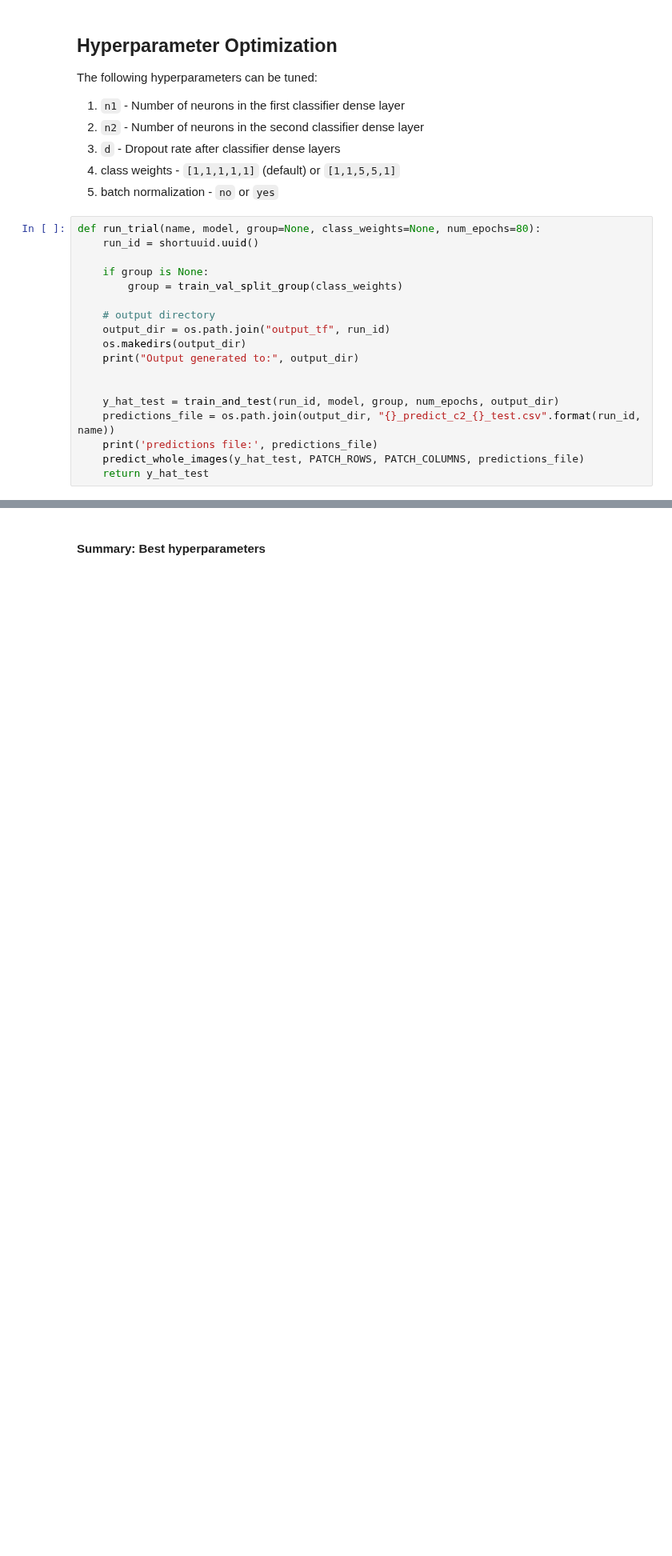
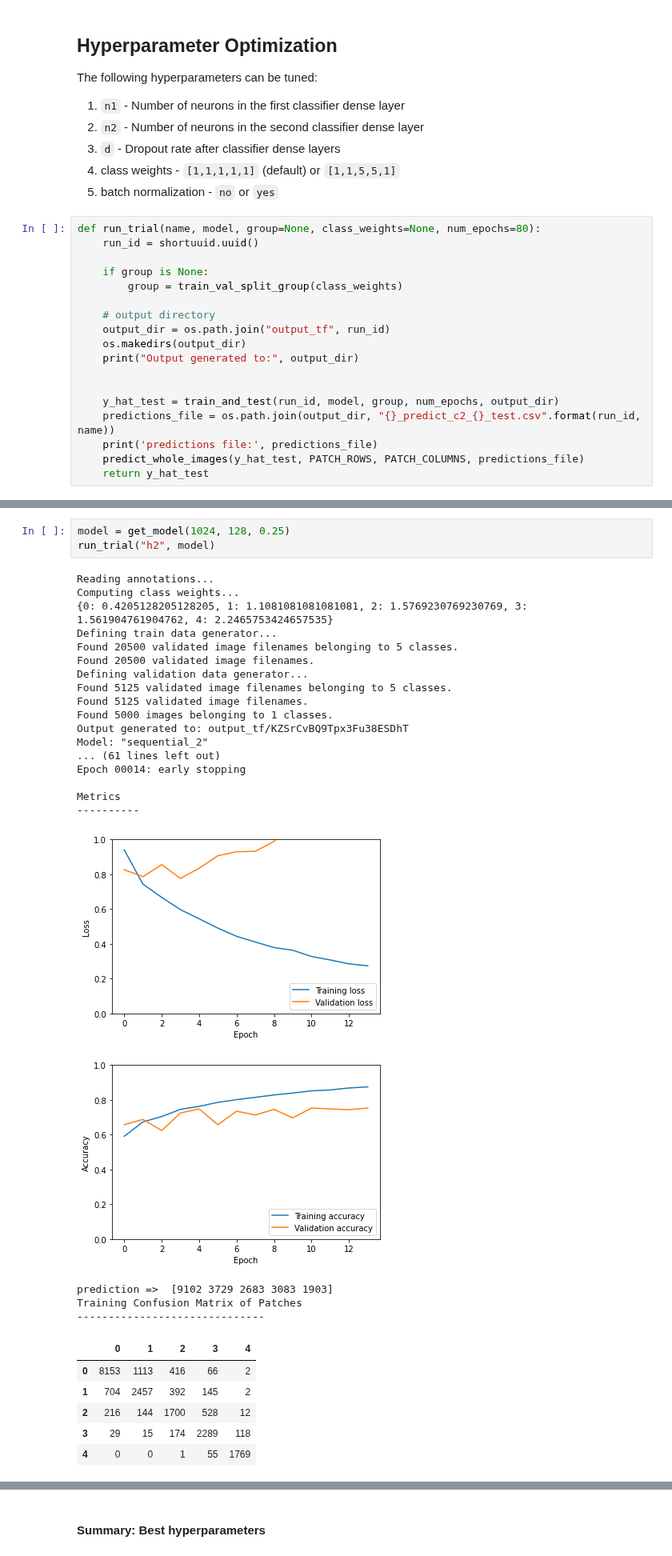
Before and after one commit to jmaness/csc591nn-projc1, a Jupyter notebook: c2_tf_c1.ipynb, the cells around one changed output, grey strips where cells are left out. Shown at 80% size. Saved outputs shown, nothing was run; the diff lists cells and outputs as text; blank space fills up the shorter version.

```diff
--- a/c2_tf_c1.ipynb
+++ b/c2_tf_c1.ipynb
@@ -889,0 +938,32 @@ array([2, 0, 0, ..., 0, 0, 0])
+# %%
+model = get_model(1024, 128, 0.25)
+run_trial("h2", model)
+# %% [output]
+Reading annotations...
+Computing class weights...
+{0: 0.4205128205128205, 1: 1.1081081081081081, 2: 1.5769230769230769, 3: 1.561904761904762, 4: 2.2465753424657535}
+Defining train data generator...
+Found 20500 validated image filenames belonging to 5 classes.
+Found 20500 validated image filenames.
+Defining validation data generator...
+Found 5125 validated image filenames belonging to 5 classes.
+Found 5125 validated image filenames.
+Found 5000 images belonging to 1 classes.
+Output generated to: output_tf/KZSrCvBQ9Tpx3Fu38ESDhT
+Model: "sequential_2"
+... (61 lines left out)
+Epoch 00014: early stopping
+
+Metrics
+----------
+[figure, added]
+[figure, added]
+prediction =>  [9102 3729 2683 3083 1903]
+Training Confusion Matrix of Patches
+------------------------------
+|  | 0 | 1 | 2 | 3 | 4 |
+| 0 | 8153 | 1113 | 416 | 66 | 2 |
+| 1 | 704 | 2457 | 392 | 145 | 2 |
+| 2 | 216 | 144 | 1700 | 528 | 12 |
+| 3 | 29 | 15 | 174 | 2289 | 118 |
+| 4 | 0 | 0 | 1 | 55 | 1769 |
```
Also changed, not shown: parts of 31 cells of this notebook.
